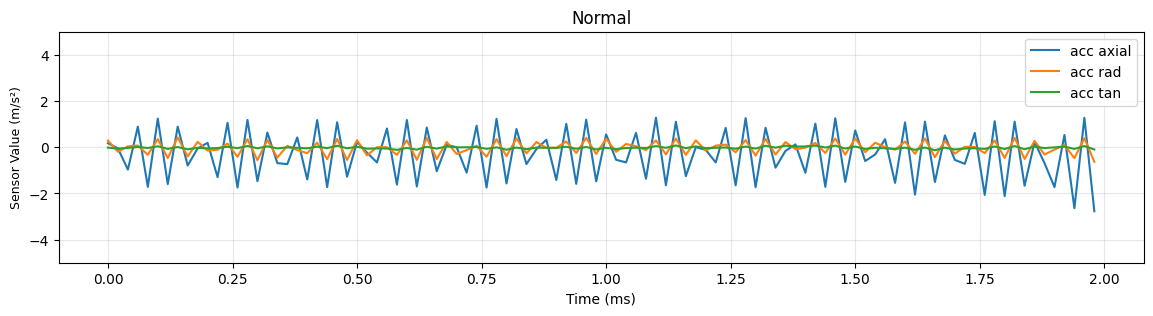
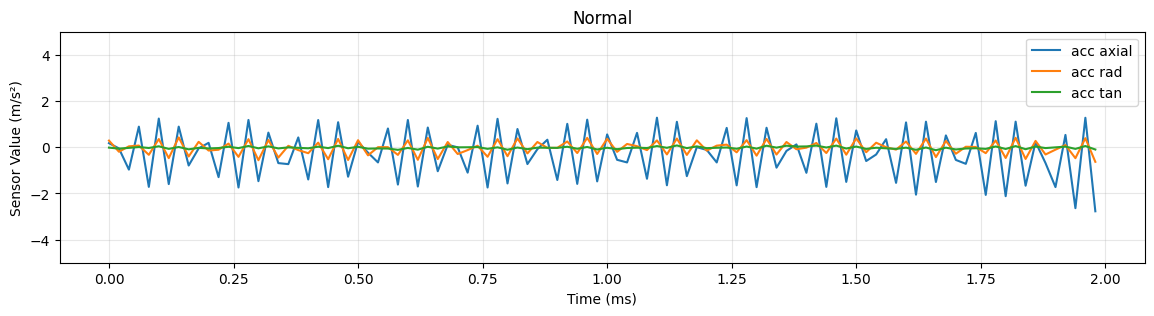
Unified diff of the notebook cell whose output changed from the first chart to the second:
--- before
+++ after
@@ -1,3 +1,3 @@
-# Create the plot for "normal" sample   
+# Create the plot for "normal" sample (underhang)   
 plt.figure(figsize=(14, 3))
 plt.plot(time[:window_samples], df[ACCEL_CHANNELS[0]].values[:window_samples], label='acc axial')
@@ -9,5 +9,5 @@
 plt.title('Normal')
 plt.xlabel("Time (ms)")
-plt.ylabel("Sensor Value (m/s²)", fontsize=9)
+plt.ylabel("Sensor Value (m/s²)")
 plt.ylim(-5,5)
 plt.grid(alpha=0.3)

Commit: add: plot raw underhang acc signals of normal and faulty machines